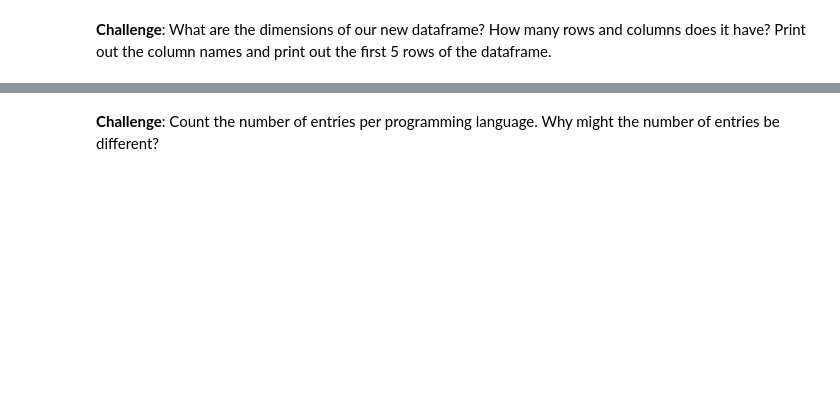
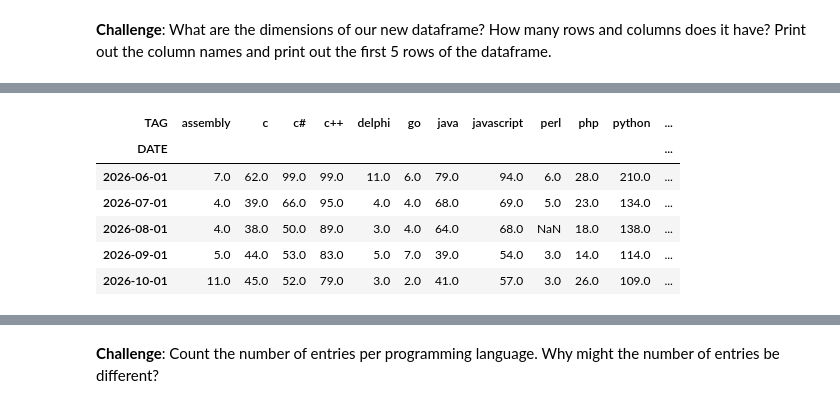
Before and after one commit to bfutrell70/python-bootcamp, a Jupyter notebook: day-73/Programming_Languages.ipynb, the cells around one changed output, grey strips where cells are left out. Saved outputs shown, nothing was run; the diff lists cells and outputs as text; code cells hidden in the pictures; blank space fills up the shorter version.

```diff
--- a/day-73/Programming_Languages.ipynb
+++ b/day-73/Programming_Languages.ipynb
@@ -159,0 +196,10 @@ df.head()
+# %%
+reshaped_df.tail()
+# %% [output]
+| TAG | assembly | c | c# | c++ | delphi | go | java | javascript | perl | php | python | ... |
+| DATE |  |  |  |  |  |  |  |  |  |  |  | ... |
+| 2026-06-01 | 7.0 | 62.0 | 99.0 | 99.0 | 11.0 | 6.0 | 79.0 | 94.0 | 6.0 | 28.0 | 210.0 | ... |
+| 2026-07-01 | 4.0 | 39.0 | 66.0 | 95.0 | 4.0 | 4.0 | 68.0 | 69.0 | 5.0 | 23.0 | 134.0 | ... |
+| 2026-08-01 | 4.0 | 38.0 | 50.0 | 89.0 | 3.0 | 4.0 | 64.0 | 68.0 | NaN | 18.0 | 138.0 | ... |
+| 2026-09-01 | 5.0 | 44.0 | 53.0 | 83.0 | 5.0 | 7.0 | 39.0 | 54.0 | 3.0 | 14.0 | 114.0 | ... |
+| 2026-10-01 | 11.0 | 45.0 | 52.0 | 79.0 | 3.0 | 2.0 | 41.0 | 57.0 | 3.0 | 26.0 | 109.0 | ... |
```
Also changed, not shown: parts of 6 cells of this notebook.
